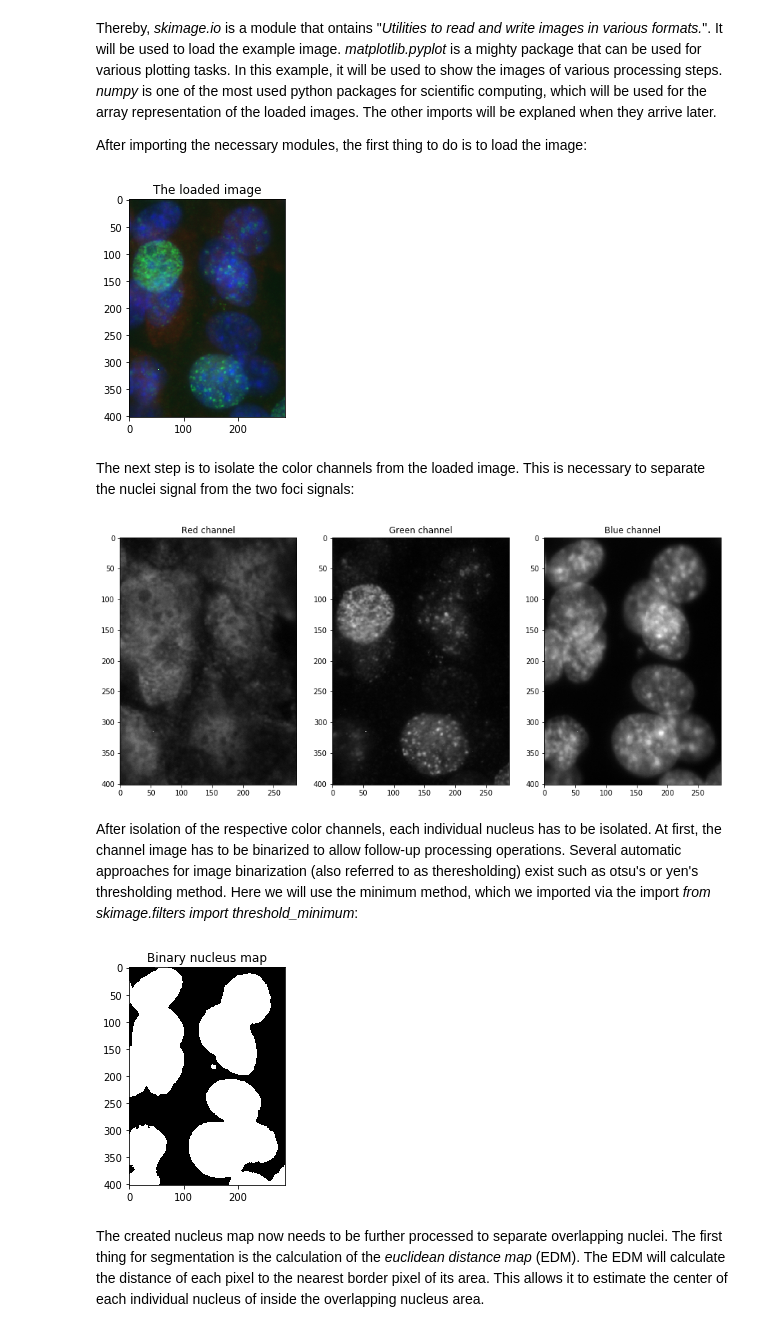
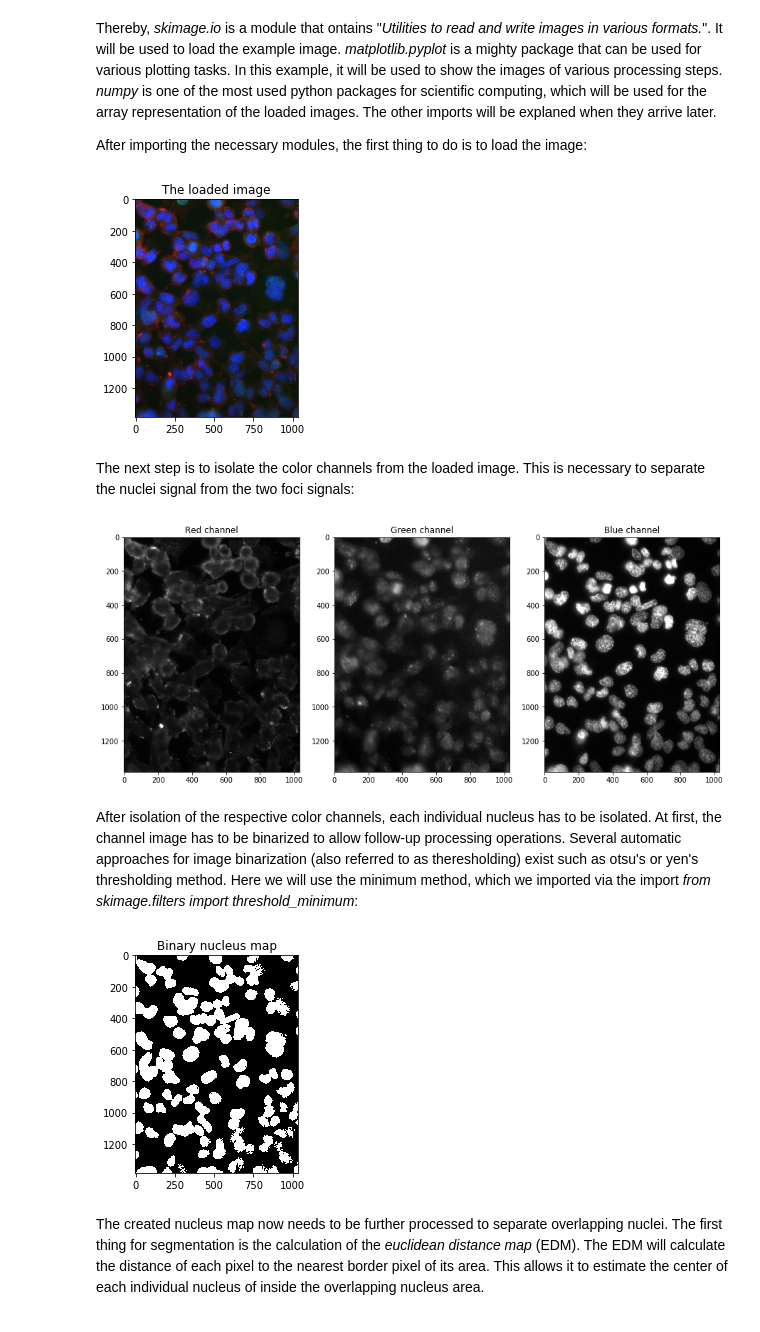
Before and after one commit to SilMon/DSB-Analysis-Notebook, a Jupyter notebook: DSB Analysis Python.ipynb, the cells around one changed output. Cells and saved outputs as stored; diff of their text form; code cells hidden in the pictures.

Commit message:
Uncropped images added

```diff
--- a/DSB Analysis Python.ipynb
+++ b/DSB Analysis Python.ipynb
@@ -19,13 +19,13 @@ Thereby, *skimage.io* is a module that ontains "*Utilities to read and write ima
 After importing the necessary modules, the first thing to do is to load the image:
 # %%
 # Load the image
-img = io.imread("test3.png")
+img = io.imread("test1.png")
 # Show the loaded image
 plt.imshow(img)
 plt.title("The loaded image")
 plt.show()
 # %% [output]
-[figure, old version]
+[figure, new version]
 # %% [markdown]
 The next step is to isolate the color channels from the loaded image. This is necessary to separate the nuclei signal from the two foci signals:
 # %%
@@ -52,7 +52,7 @@ ax[2].imshow(blue, cmap='gray')
 ax[2].set_title("Blue channel")
 plt.show()
 # %% [output]
-[figure, old version]
+[figure, new version]
 # %% [markdown]
 After isolation of the respective color channels, each individual nucleus has to be isolated. At first, the channel image has to be binarized to allow follow-up processing operations. Several automatic approaches for image binarization (also referred to as theresholding) exist such as otsu's or yen's thresholding method. Here we will use the minimum method, which we imported via the import *from skimage.filters import threshold_minimum*:
 # %%
@@ -65,7 +65,7 @@ plt.imshow(nuc_map, cmap='gray')
 plt.title("Binary nucleus map")
 plt.show()
 # %% [output]
-[figure, old version]
+[figure, new version]
 # %% [markdown]
 The created nucleus map now needs to be further processed to separate overlapping nuclei. The first thing for segmentation is the calculation of the *euclidean distance map* (EDM). The EDM will calculate the distance of each pixel to the nearest border pixel of its area. This allows it to estimate the center of each individual nucleus of inside the overlapping nucleus area.
 # %%
```
Also changed, not shown: parts of 3 cells of this notebook, 4 other files.
